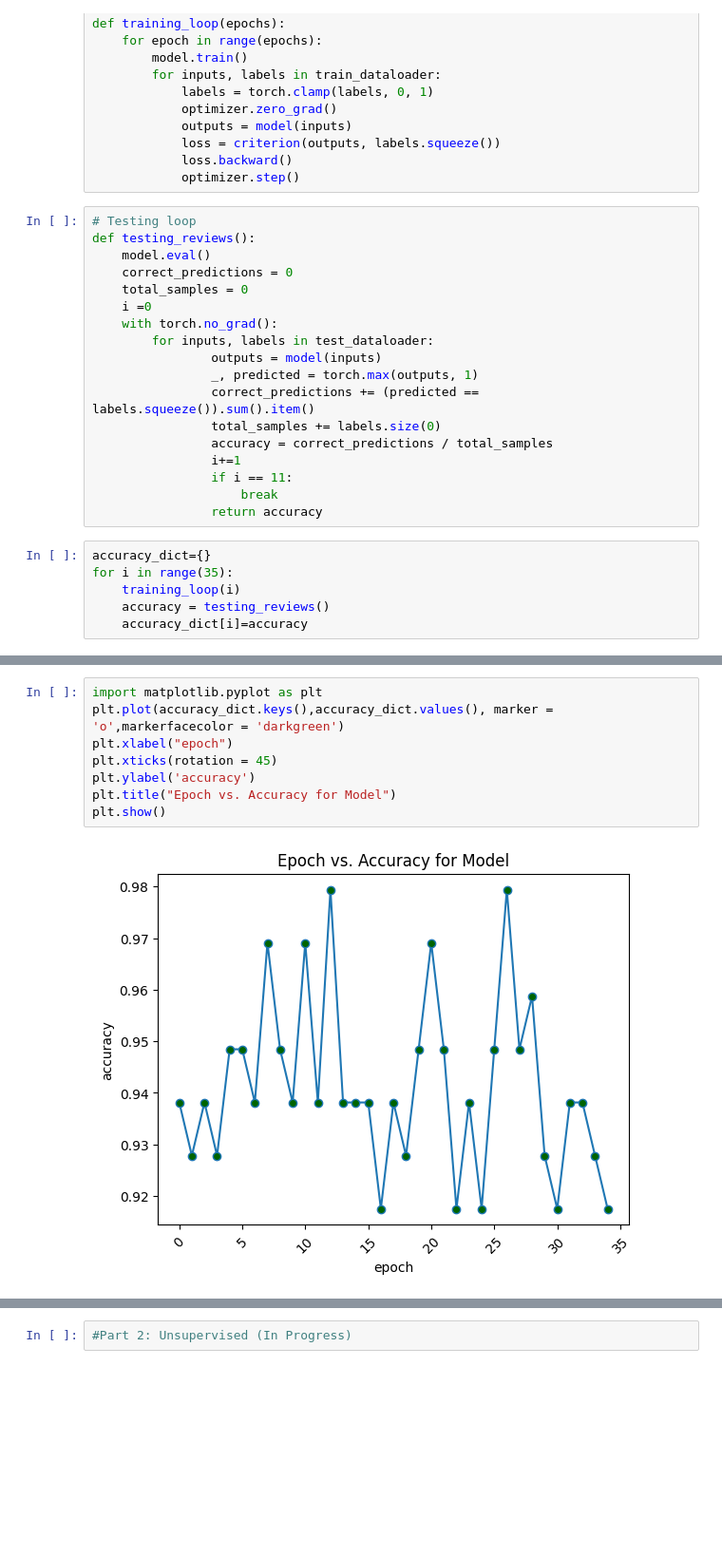
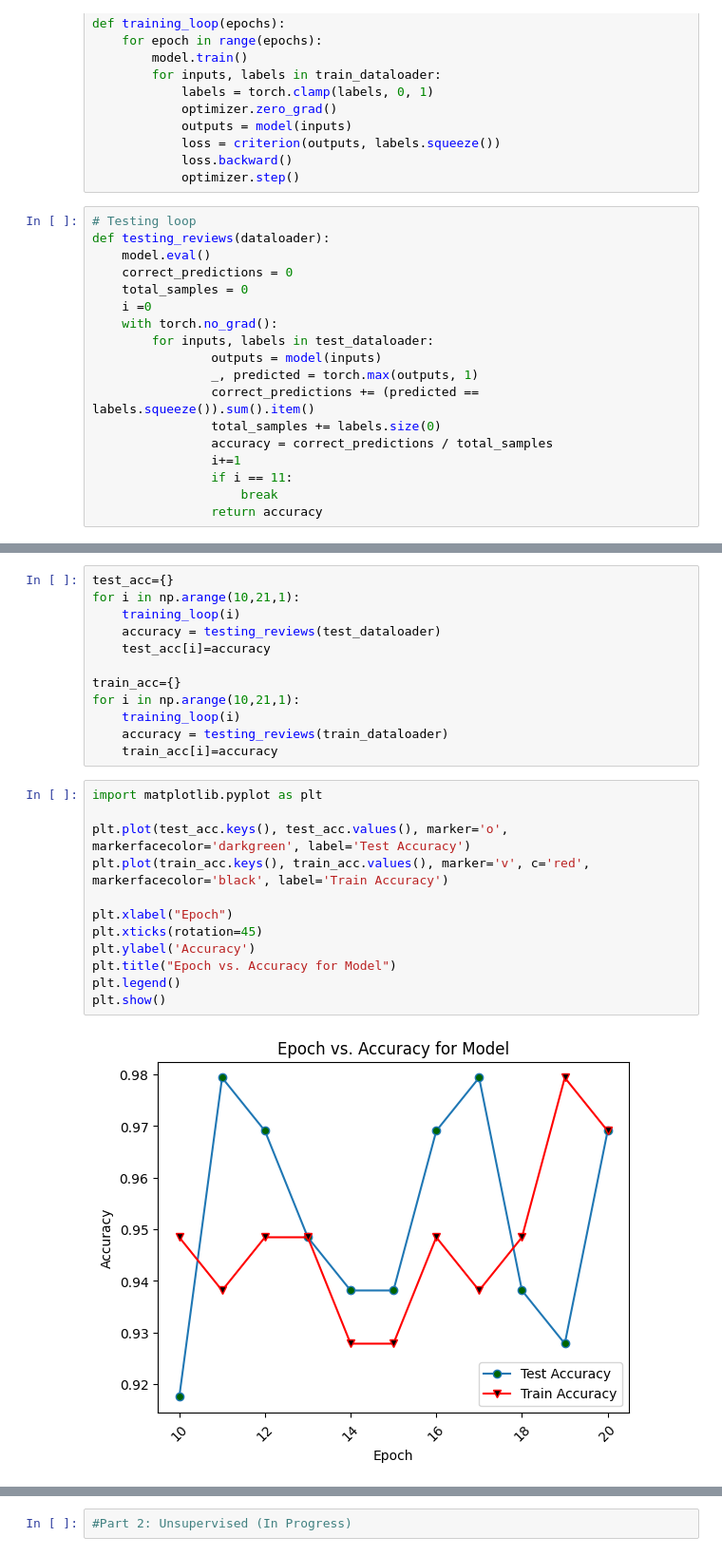
Before and after one commit to scottpitcher/text_analysis, a Jupyter notebook: Vax_sent_analysis.ipynb, the cells around one changed output, grey strips where cells are left out. Shown: that part at 95% size. Cells and saved outputs as stored; diff of their text form; blank space fills up the shorter version.

```diff
--- a/Vax_sent_analysis.ipynb
+++ b/Vax_sent_analysis.ipynb
@@ -318,7 +318,7 @@ def training_loop(epochs):
             optimizer.step()
 # %%
 # Testing loop
-def testing_reviews():
+def testing_reviews(dataloader):
     model.eval()
     correct_predictions = 0
     total_samples = 0
@@ -334,9 +334,3 @@ def testing_reviews():
                 if i == 11:
                     break
                 return accuracy
-# %%
-accuracy_dict={}
-for i in range(35):
-    training_loop(i)
-    accuracy = testing_reviews()
-    accuracy_dict[i]=accuracy
@@ -361,11 +337,27 @@ for i in range(35):
+# %%
+test_acc={}
+for i in np.arange(10,21,1):
+    training_loop(i)
+    accuracy = testing_reviews(test_dataloader)
+    test_acc[i]=accuracy
+
+train_acc={}
+for i in np.arange(10,21,1):
+    training_loop(i)
+    accuracy = testing_reviews(train_dataloader)
+    train_acc[i]=accuracy
 # %%
 import matplotlib.pyplot as plt
-plt.plot(accuracy_dict.keys(),accuracy_dict.values(), marker = 'o',markerfacecolor = 'darkgreen')
-plt.xlabel("epoch")
-plt.xticks(rotation = 45)
-plt.ylabel('accuracy')
+
+plt.plot(test_acc.keys(), test_acc.values(), marker='o', markerfacecolor='darkgreen', label='Test Accuracy')
+plt.plot(train_acc.keys(), train_acc.values(), marker='v', c='red', markerfacecolor='black', label='Train Accuracy')
+
+plt.xlabel("Epoch")
+plt.xticks(rotation=45)
+plt.ylabel('Accuracy')
 plt.title("Epoch vs. Accuracy for Model")
+plt.legend()
 plt.show()
 # %% [output]
-[figure, old version]
+[figure, new version]
 # %%
```
Also changed, not shown: parts of 2 cells of this notebook.
